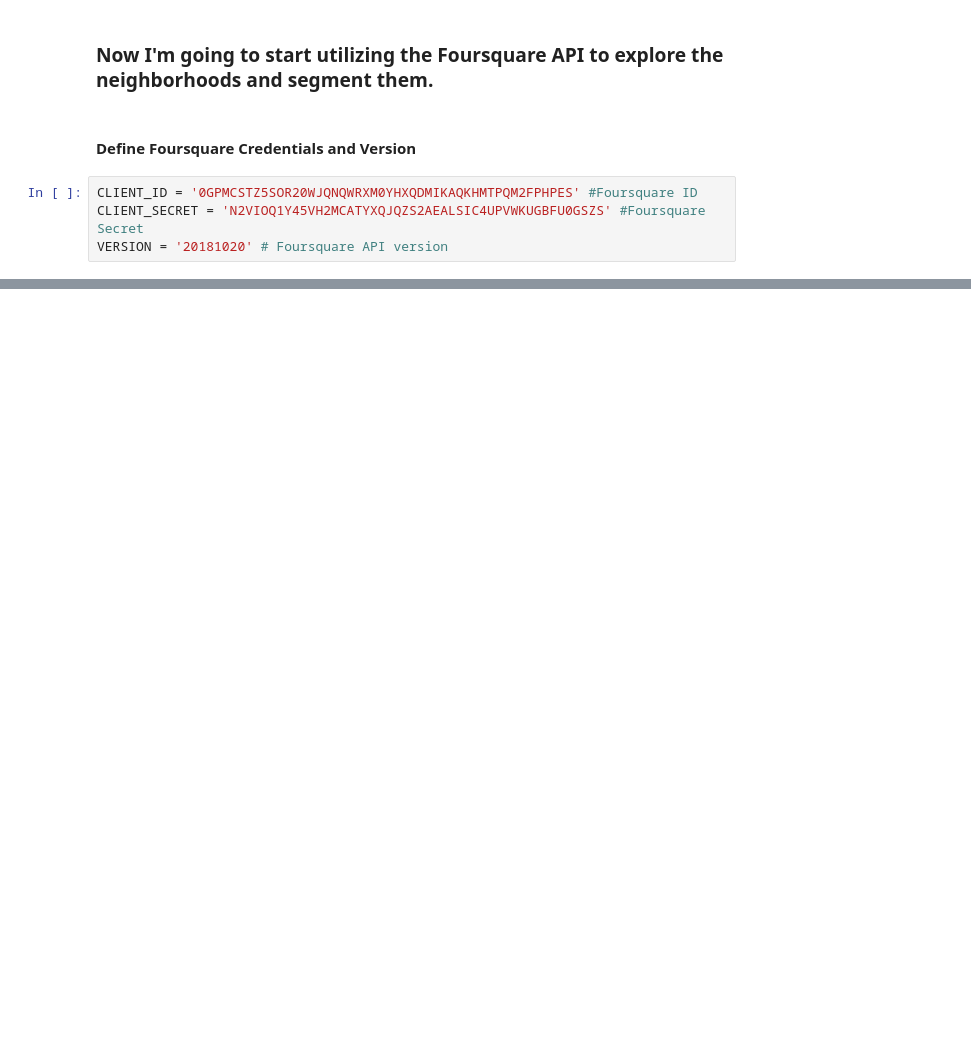
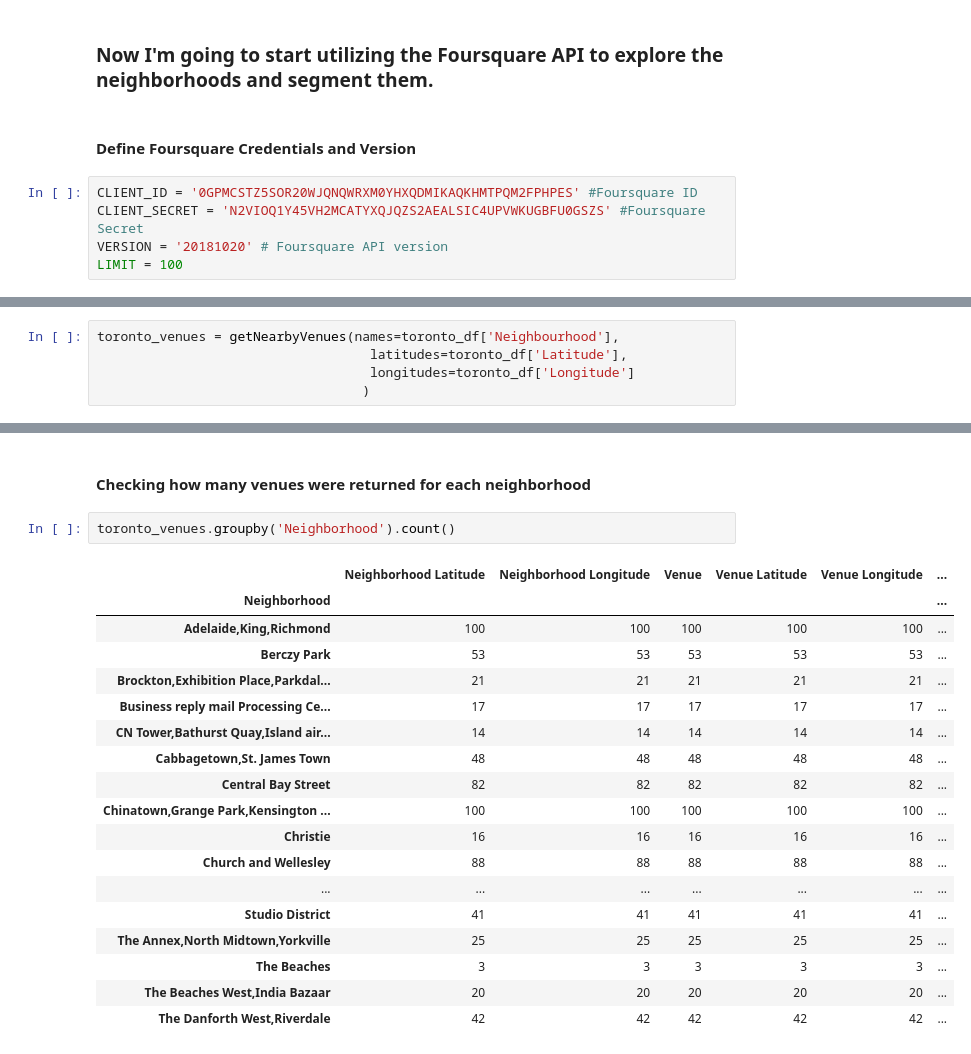
Before and after one commit to dshparyk/Coursera_Capstone, a Jupyter notebook: Toronto_Clustering.ipynb, the cells around one changed output, grey strips where cells are left out. Drawn from its saved outputs; the diff is of its cells as text; blank space fills up the shorter version.

Commit message:
getting venues for neighborhoods using Foursquare

```diff
--- a/Toronto_Clustering.ipynb
+++ b/Toronto_Clustering.ipynb
@@ -188,3 +167,4 @@ map_toronto
 CLIENT_ID = '0GPMCSTZ5SOR20WJQNQWRXM0YHXQDMIKAQKHMTPQM2FPHPES' #Foursquare ID
 CLIENT_SECRET = 'N2VIOQ1Y45VH2MCATYXQJQZS2AEALSIC4UPVWKUGBFU0GSZS' #Foursquare Secret
 VERSION = '20181020' # Foursquare API version
+LIMIT = 100
@@ -190,0 +215,5 @@ VERSION = '20181020' # Foursquare API version
+# %%
+toronto_venues = getNearbyVenues(names=toronto_df['Neighbourhood'],
+                                   latitudes=toronto_df['Latitude'],
+                                   longitudes=toronto_df['Longitude']
+                                  )
@@ -190,0 +237,23 @@ VERSION = '20181020' # Foursquare API version
+# %% [markdown]
+#### Checking how many venues were returned for each neighborhood
+# %%
+toronto_venues.groupby('Neighborhood').count()
+# %% [output]
+|  | Neighborhood Latitude | Neighborhood Longitude | Venue | Venue Latitude | Venue Longitude | ... |
+| Neighborhood |  |  |  |  |  | ... |
+| Adelaide,King,Richmond | 100 | 100 | 100 | 100 | 100 | ... |
+| Berczy Park | 53 | 53 | 53 | 53 | 53 | ... |
+| Brockton,Exhibition Place,Parkdal... | 21 | 21 | 21 | 21 | 21 | ... |
+| Business reply mail Processing Ce... | 17 | 17 | 17 | 17 | 17 | ... |
+| CN Tower,Bathurst Quay,Island air... | 14 | 14 | 14 | 14 | 14 | ... |
+| Cabbagetown,St. James Town | 48 | 48 | 48 | 48 | 48 | ... |
+| Central Bay Street | 82 | 82 | 82 | 82 | 82 | ... |
+| Chinatown,Grange Park,Kensington ... | 100 | 100 | 100 | 100 | 100 | ... |
+| Christie | 16 | 16 | 16 | 16 | 16 | ... |
+| Church and Wellesley | 88 | 88 | 88 | 88 | 88 | ... |
+| ... | ... | ... | ... | ... | ... | ... |
+| Studio District | 41 | 41 | 41 | 41 | 41 | ... |
+| The Annex,North Midtown,Yorkville | 25 | 25 | 25 | 25 | 25 | ... |
+| The Beaches | 3 | 3 | 3 | 3 | 3 | ... |
+| The Beaches West,India Bazaar | 20 | 20 | 20 | 20 | 20 | ... |
+| The Danforth West,Riverdale | 42 | 42 | 42 | 42 | 42 | ... |
```
Also changed, not shown: parts of 12 cells of this notebook.
